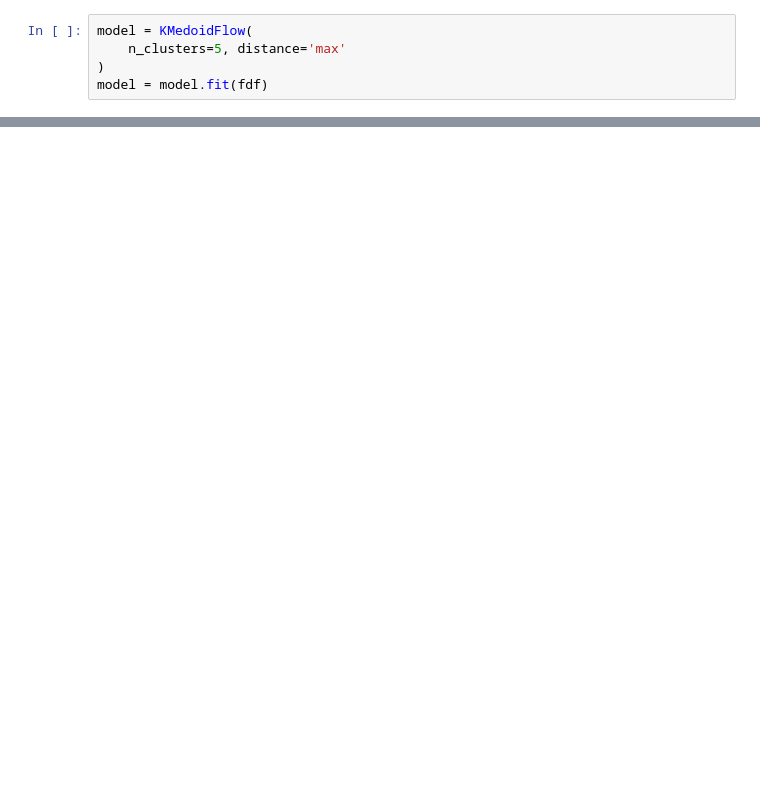
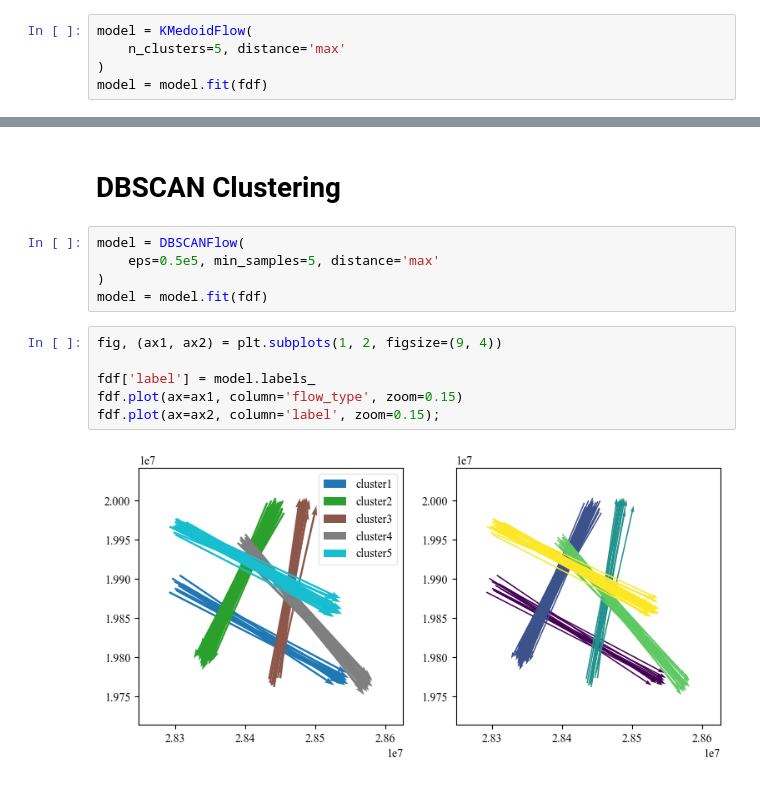
Before and after one commit to djw-easy/geoflowkit, a Jupyter notebook: examples/clustering.ipynb, the cells around one changed output, grey strips where cells are left out. Cells and saved outputs as stored; diff of their text form; blank space fills up the shorter version.

```diff
--- a/examples/clustering.ipynb
+++ b/examples/clustering.ipynb
@@ -44,0 +46,15 @@ fdf.loc[model.cluster_centers_, :].plot(ax=ax2, color='red', zoom=0.15);
+# %% [markdown]
+# DBSCAN Clustering
+# %%
+model = DBSCANFlow(
+    eps=0.5e5, min_samples=5, distance='max'
+)
+model = model.fit(fdf)
+# %%
+fig, (ax1, ax2) = plt.subplots(1, 2, figsize=(9, 4))
+
+fdf['label'] = model.labels_
+fdf.plot(ax=ax1, column='flow_type', zoom=0.15)
+fdf.plot(ax=ax2, column='label', zoom=0.15);
+# %% [output]
+[figure, added]
```
Also changed, not shown: parts of 5 cells of this notebook, 3 other files.
